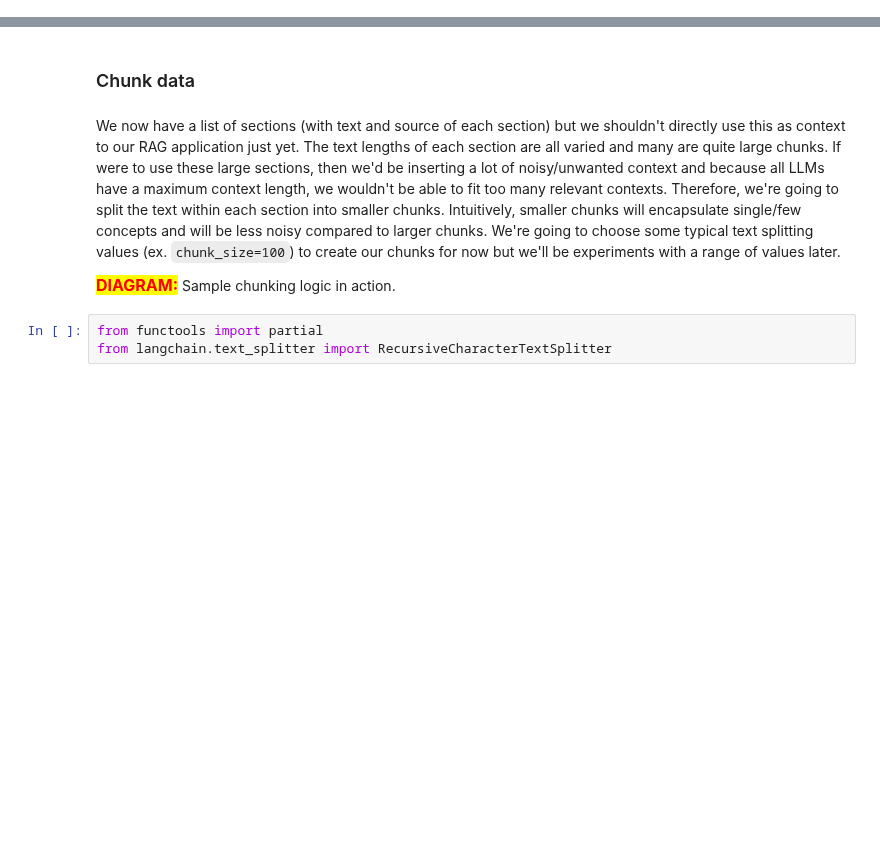
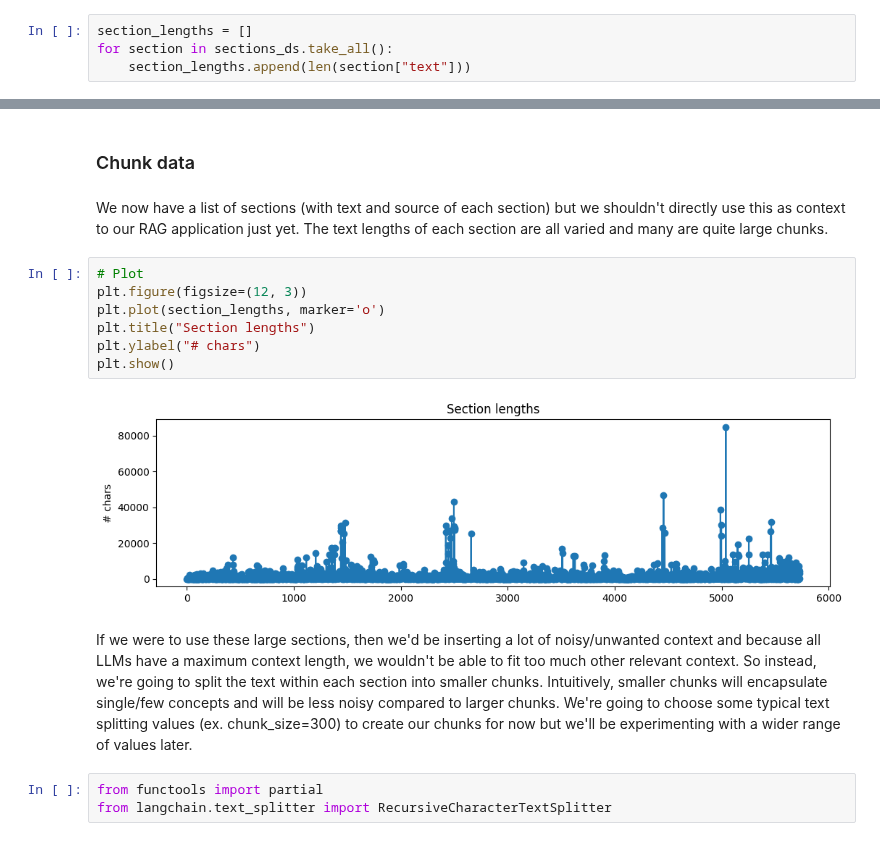
Before and after one commit to ray-project/llm-applications, a Jupyter notebook: notebooks/rag.ipynb, the cells around one changed output, grey strips where cells are left out. Drawn from its saved outputs; the diff is of its cells as text; blank space fills up the shorter version.

```diff
--- a/notebooks/rag.ipynb
+++ b/notebooks/rag.ipynb
@@ -134 +141,5 @@ sections_ds.count()
 5727
+# %%
+section_lengths = []
+for section in sections_ds.take_all():
+    section_lengths.append(len(section["text"]))
@@ -135,9 +148,18 @@ sections_ds.count()
 # %% [markdown]
 ### Chunk data
+# %% [markdown]
+We now have a list of sections (with text and source of each section) but we shouldn't directly use this as context to our RAG application just yet. The text lengths of each section are all varied and many are quite large chunks.
+# %%
+# Plot
+plt.figure(figsize=(12, 3))
+plt.plot(section_lengths, marker='o')
+plt.title("Section lengths")
+plt.ylabel("# chars")
+plt.show()
+# %% [output]
+[figure, added]
 # %% [markdown]
-We now have a list of sections (with text and source of each section) but we shouldn't directly use this as context to our RAG application just yet. The text lengths of each section are all varied and many are quite large chunks. If were to use these large sections, then we'd be inserting a lot of noisy/unwanted context and because all LLMs have a maximum context length, we wouldn't be able to fit too many relevant contexts. Therefore, we're going to split the text within each section into smaller chunks. Intuitively, smaller chunks will encapsulate single/few concepts and will be less noisy compared to larger chunks. We're going to choose some typical text splitting values (ex. `chunk_size=100`) to create our chunks for now but we'll be experiments with a range of values later.
-
-<span style="background: yellow; color: red; font-size: 1rem;"><b>DIAGRAM:</b></span> Sample chunking logic in action.
+If we were to use these large sections, then we'd be inserting a lot of noisy/unwanted context and because all LLMs have a maximum context length, we wouldn't be able to fit too much other relevant context. So instead, we're going to split the text within each section into smaller chunks. Intuitively, smaller chunks will encapsulate single/few concepts and will be less noisy compared to larger chunks. We're going to choose some typical text splitting values (ex. chunk_size=300) to create our chunks for now but we'll be experimenting with a wider range of values later.
 # %%
 from functools import partial
 from langchain.text_splitter import RecursiveCharacterTextSplitter
```
Also changed, not shown: parts of 92 cells of this notebook, 3 other files.
